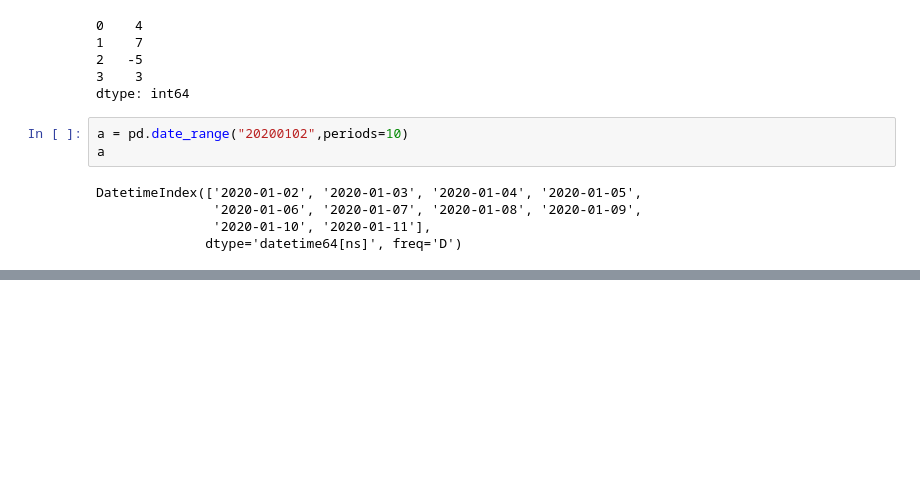
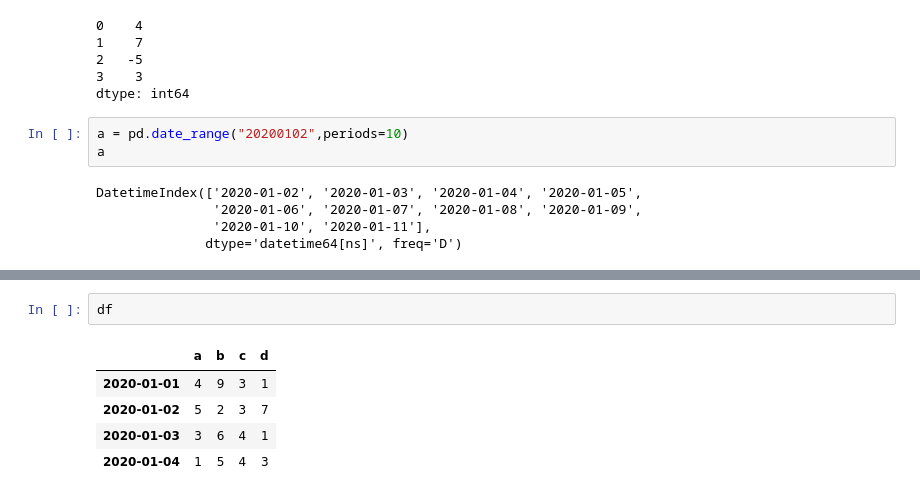
Before and after one commit to rlfwo93/machine-learning, a Jupyter notebook: pratice_pandas.ipynb, the cells around one changed output, grey strips where cells are left out. Saved outputs shown, nothing was run; the diff lists cells and outputs as text; blank space fills up the shorter version.

```diff
--- a/pratice_pandas.ipynb
+++ b/pratice_pandas.ipynb
@@ -47,0 +151,8 @@ ValueError: ignored
+# %%
+df
+# %% [output]
+|  | a | b | c | d |
+| 2020-01-01 | 4 | 9 | 3 | 1 |
+| 2020-01-02 | 5 | 2 | 3 | 7 |
+| 2020-01-03 | 3 | 6 | 4 | 1 |
+| 2020-01-04 | 1 | 5 | 4 | 3 |
```
Also changed, not shown: parts of 23 cells of this notebook.
